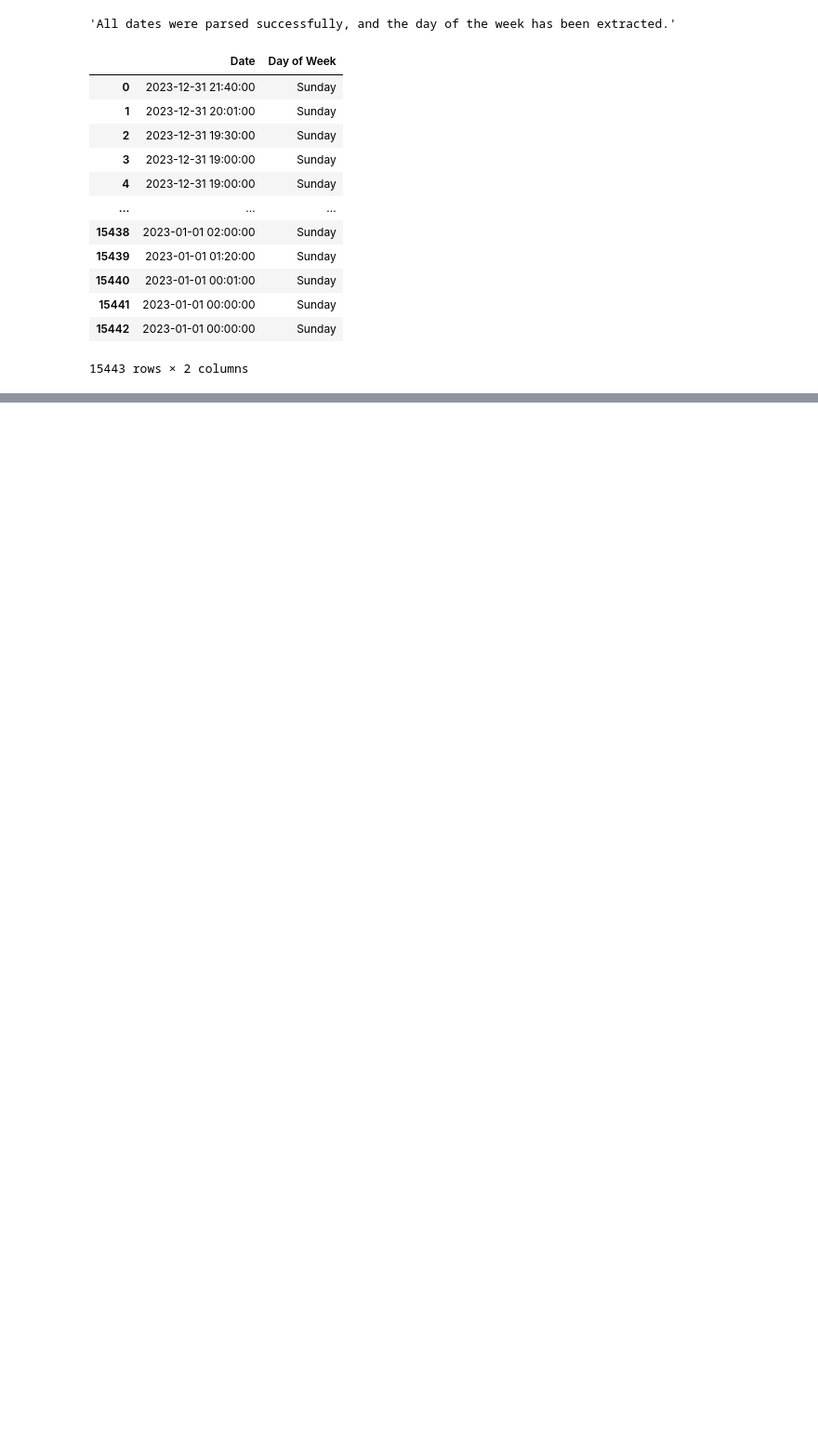
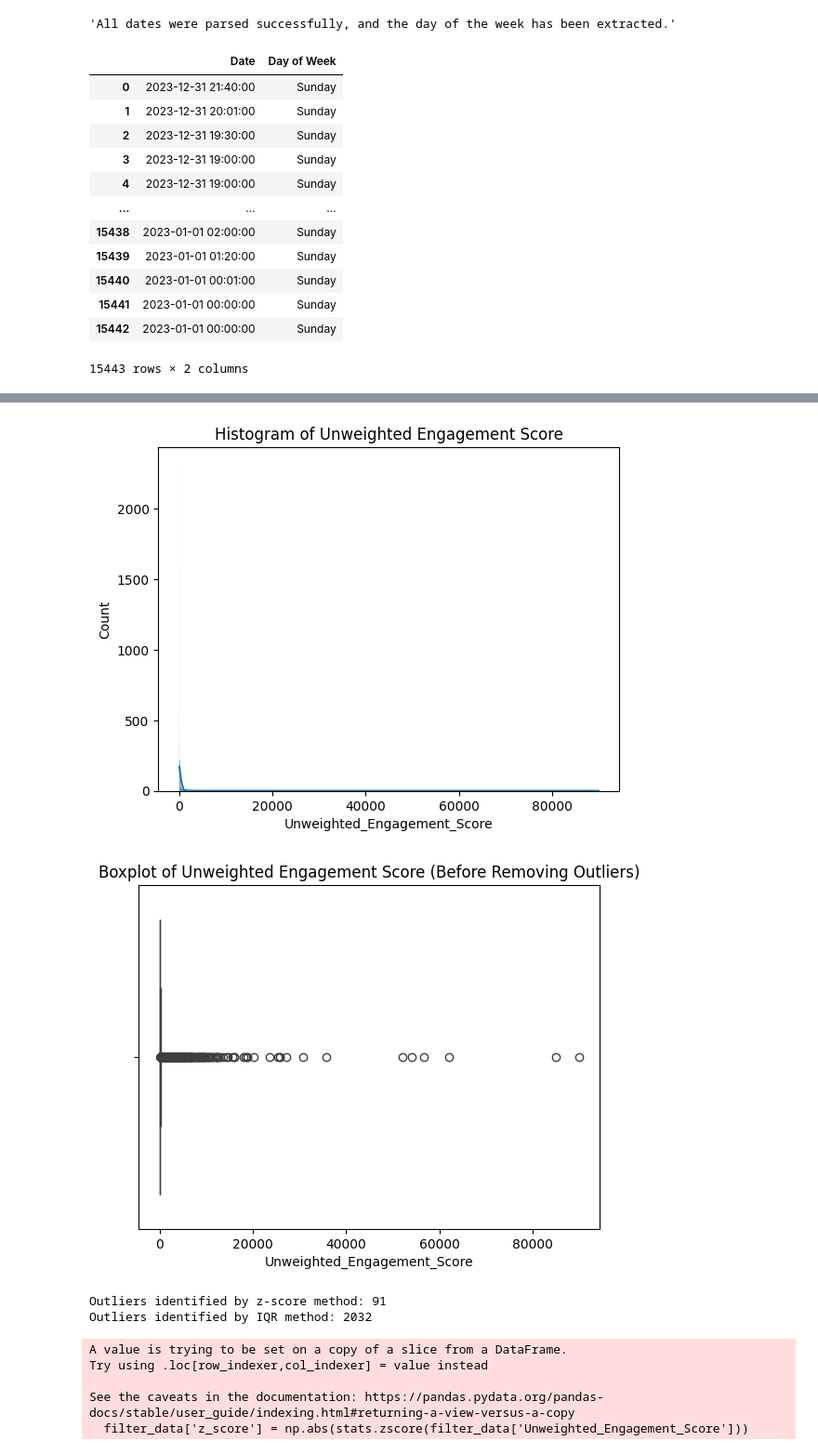
Before and after one commit to alvaarro/DigitalMarketingStrategy, a Jupyter notebook: test_features.ipynb, the cells around one changed output, grey strips where cells are left out. Shown at 93% size. Saved outputs shown, nothing was run; the diff lists cells and outputs as text; code cells hidden in the pictures; blank space fills up the shorter version.

```diff
--- a/test_features.ipynb
+++ b/test_features.ipynb
@@ -293,0 +384,50 @@ post_type_columns = ['Link-posts', 'Picture Posts', 'Video-posts']
+# %%
+import pandas as pd
+import numpy as np
+import seaborn as sns
+import matplotlib.pyplot as plt
+from scipy import stats
+
+# Assuming filter_data is your DataFrame
+# Plotting the histogram of the dependent variable
+sns.histplot(filter_data['Unweighted_Engagement_Score'], kde=True)
+plt.title('Histogram of Unweighted Engagement Score')
+plt.show()
+
+# Plotting the boxplot of the dependent variable before removing outliers
+sns.boxplot(x=filter_data['Unweighted_Engagement_Score'])
+plt.title('Boxplot of Unweighted Engagement Score (Before Removing Outliers)')
+plt.show()
+
+# Calculating z-scores
+filter_data['z_score'] = np.abs(stats.zscore(filter_data['Unweighted_Engagement_Score']))
+outliers_z = filter_data[filter_data['z_score'] > 3]
+
+# Identifying outliers using IQR with conventional quartiles
+Q1 = filter_data['Unweighted_Engagement_Score'].quantile(0.25)
+Q3 = filter_data['Unweighted_Engagement_Score'].quantile(0.75)
+IQR = Q3 - Q1
+outliers_iqr = filter_data[(filter_data['Unweighted_Engagement_Score'] < (Q1 - 1.5 * IQR)) |
+                           (filter_data['Unweighted_Engagement_Score'] > (Q3 + 1.5 * IQR))]
+
+print("Outliers identified by z-score method:", outliers_z.shape[0])
+print("Outliers identified by IQR method:", outliers_iqr.shape[0])
+
+# Assuming you decide to remove outliers based on the IQR method
+# Updating filter_data to exclude these outliers
+filtered_data_no_extremes = filter_data[~filter_data.index.isin(outliers_iqr.index)]
+
+# Plotting the boxplot of the dependent variable after removing outliers
+sns.boxplot(x=filtered_data_no_extremes['Unweighted_Engagement_Score'])
+plt.title('Boxplot of Unweighted Engagement Score (After Removing Outliers)')
+plt.show()
+# %% [output]
+[figure, added]
+[figure, added]
+Outliers identified by z-score method: 91
+Outliers identified by IQR method: 2032
+A value is trying to be set on a copy of a slice from a DataFrame.
+Try using .loc[row_indexer,col_indexer] = value instead
+
+See the caveats in the documentation: https://pandas.pydata.org/pandas-docs/stable/user_guide/indexing.html#returning-a-view-versus-a-copy
+  filter_data['z_score'] = np.abs(stats.zscore(filter_data['Unweighted_Engagement_Score']))
```
Also changed, not shown: parts of 20 cells of this notebook, 3 other files.
